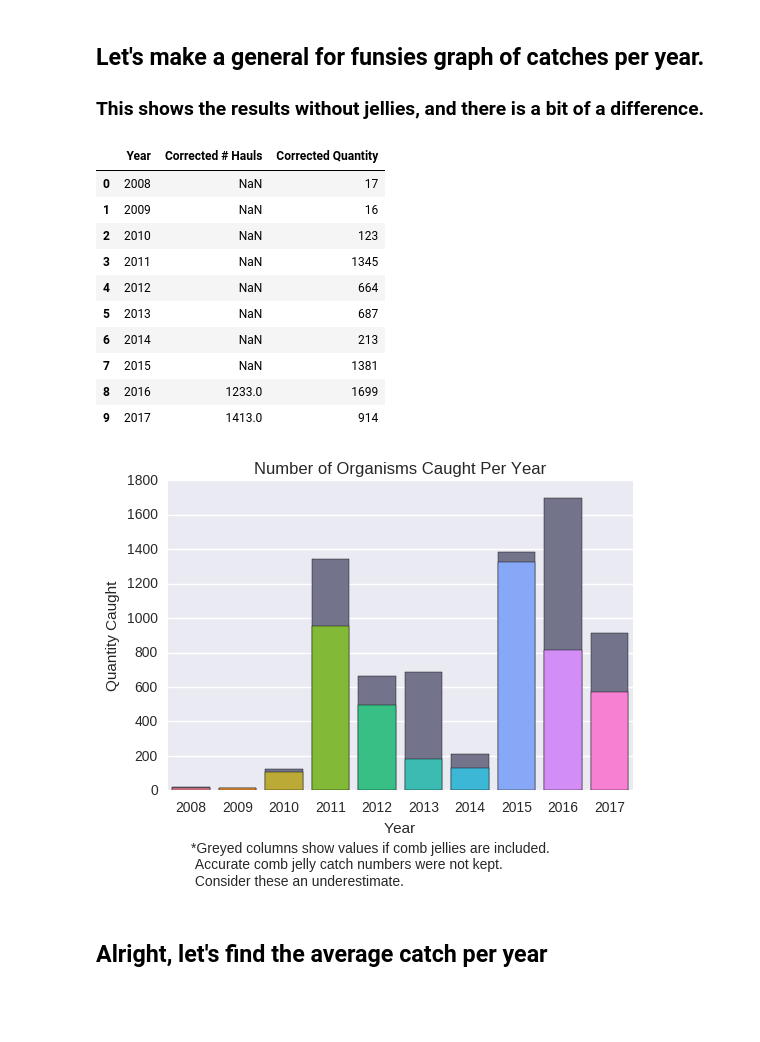
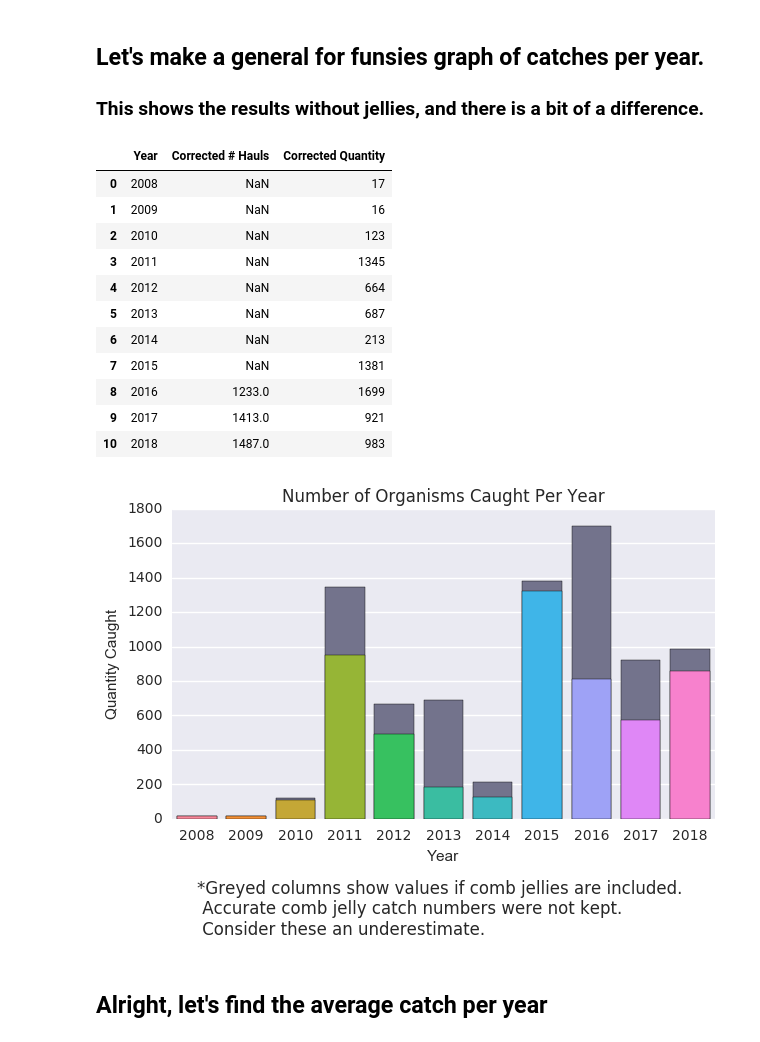
Before and after one commit to Shadhopson/Seining_Analysis, a Jupyter notebook: Create catch per unit effort vs. year graph.ipynb, the cells around one changed output. Cells and saved outputs as stored; diff of their text form; code cells hidden in the pictures; blank space fills up the shorter version.

```diff
--- a/Create catch per unit effort vs. year graph.ipynb
+++ b/Create catch per unit effort vs. year graph.ipynb
@@ -115 +115,3 @@ nojellygrouped_graph_db
+# %%
+sns.set(rc={'figure.figsize':(7,4)})
 # %%
@@ -158,9 +141,6 @@ graph_db.head()
 # %%
 grouped_db = graph_db.groupby('Year', as_index=False).sum()
 nojellygrouped_db =nojellygraph_db.groupby('Year', as_index=False).sum()
-# %%
-grouped_db = grouped_db[grouped_db['Year']<2018]
-nojellygrouped_db = nojellygrouped_db[nojellygrouped_db['Year']<2018]
 # %%
 grouped_db
 # %% [output]
@@ -174,4 +154,5 @@ grouped_db
 | 6 | 2014 | NaN | 213 |
 | 7 | 2015 | NaN | 1381 |
 | 8 | 2016 | 1233.0 | 1699 |
-| 9 | 2017 | 1413.0 | 914 |
+| 9 | 2017 | 1413.0 | 921 |
+| 10 | 2018 | 1487.0 | 983 |
@@ -178,12 +162,12 @@ grouped_db
 # %%
 ax = sns.barplot(x="Year", y="Corrected Quantity", data=grouped_db, color= 'blue',saturation = 0.1)
 ax = sns.barplot(x="Year", y="Corrected Quantity", data=nojellygrouped_db, saturation=1)
 ax.set_title("Number of Organisms Caught Per Year")
 ax.set_ylabel('Quantity Caught')
-ax.text(0,-550,'*Greyed columns show values if comb jellies are included. \n Accurate comb jelly catch numbers were not kept.\n Consider these an underestimate.' )
+ax.text(0,-675,'*Greyed columns show values if comb jellies are included. \n Accurate comb jelly catch numbers were not kept.\n Consider these an underestimate.' )
 ax.figure.savefig('Graphs/Number of Organisms Caught Per Year (comb jelly shadows)', bbox_inches='tight')
 # %% [output]
-[figure, old version]
+[figure, new version]
 # %% [markdown]
 ## Alright, let's find the average catch per year
 # %% [markdown]
```
Also changed, not shown: parts of 34 cells of this notebook, 21 other files.
